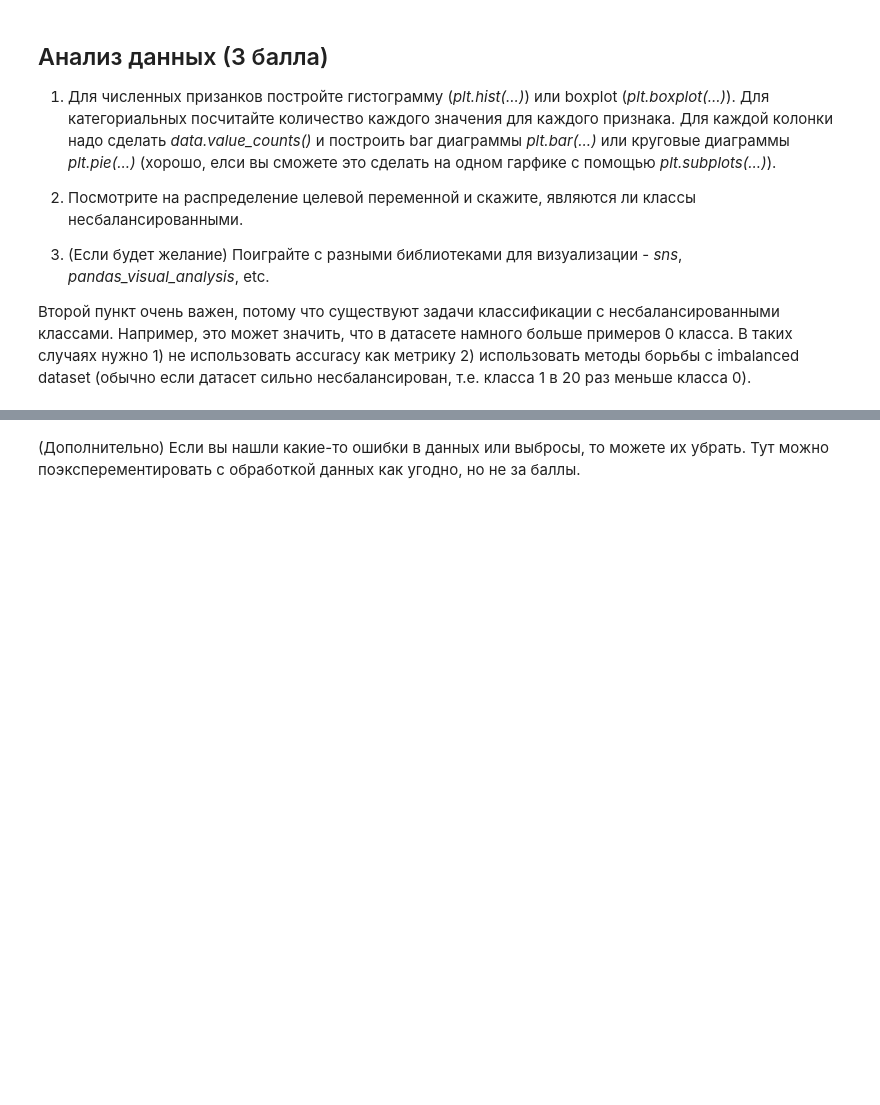
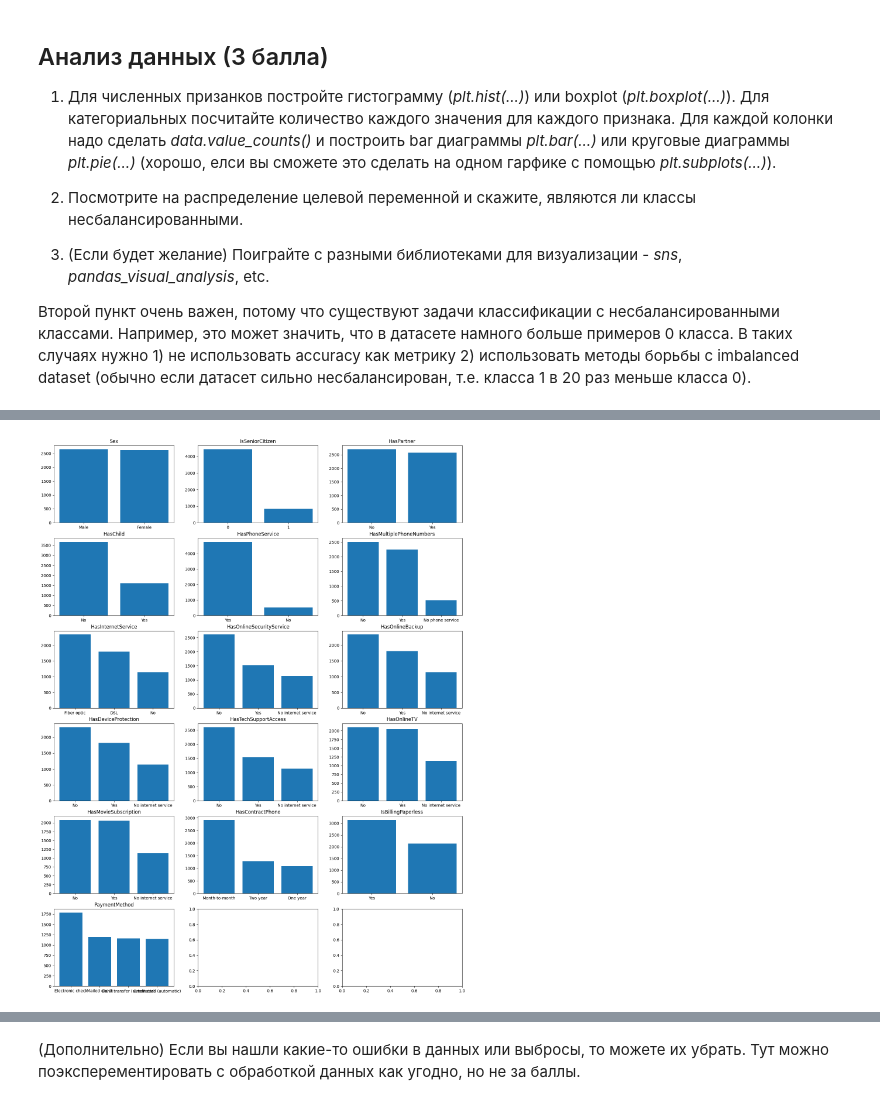
Before and after one commit to Stepyxan/DLS_part_1_ml_cv, a Jupyter notebook: week_03_composition_model_selection/Homework/hw_3_kaggle.ipynb, the cells around one changed output, grey strips where cells are left out. Drawn from its saved outputs; the diff is of its cells as text; code cells hidden in the pictures; blank space fills up the shorter version.

```diff
--- a/week_03_composition_model_selection/Homework/hw_3_kaggle.ipynb
+++ b/week_03_composition_model_selection/Homework/hw_3_kaggle.ipynb
@@ -212,0 +237,14 @@ display(categorical_data.head())
+# %%
+cat_len = len(cat_cols)
+bar_per_row = 3
+rows_num = math.ceil(cat_len / bar_per_row)
+fig, axes = plt.subplots(
+        rows_num, bar_per_row, figsize=(6 * bar_per_row, 4 * rows_num)
+)
+axes = [axes] if num_len == 1 else axes.flatten()
+for i, col in enumerate(cat_cols):
+  count = data[col].value_counts()
+  axes[i].bar(count.index.astype(str), count.values)
+  axes[i].set_title(col)
+# %% [output]
+[figure, added]
```
Also changed, not shown: parts of 24 cells of this notebook.
